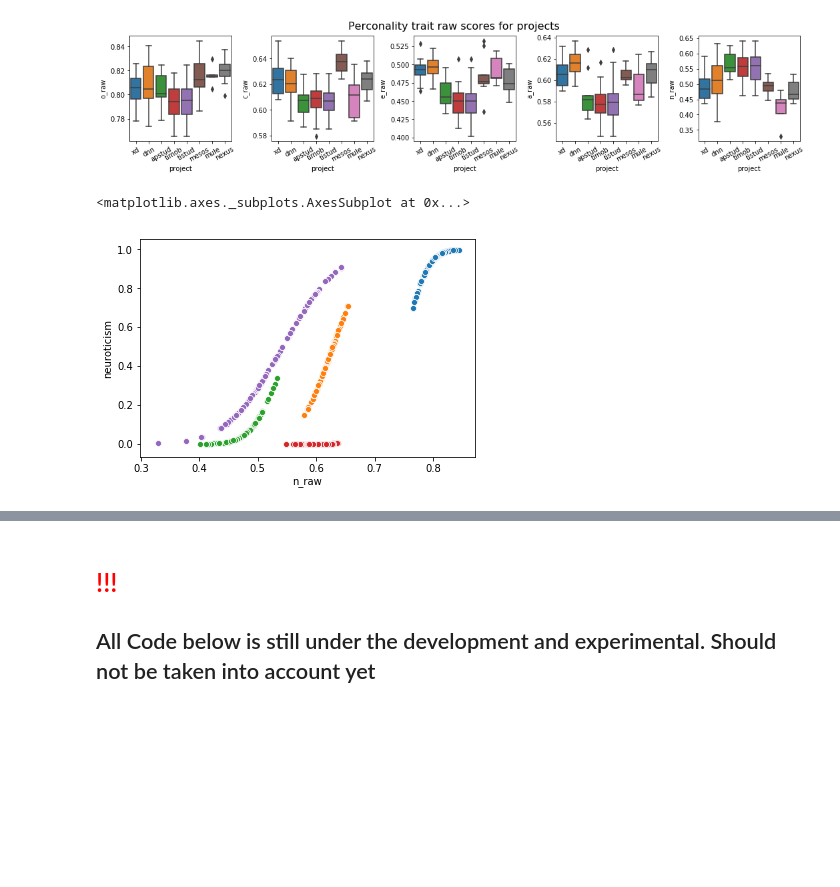
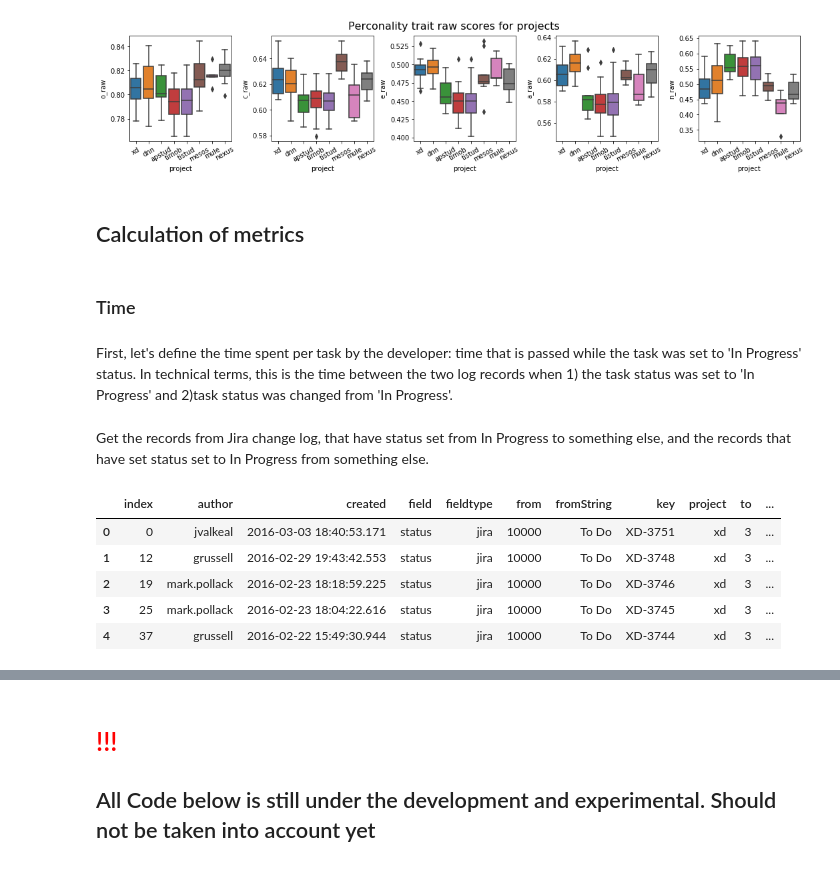
Before and after one commit to gogoladzetedo/Personalities_In_Agile, a Jupyter notebook: Analysis.ipynb, the cells around one changed output, grey strips where cells are left out. Cells and saved outputs as stored; diff of their text form; code cells hidden in the pictures; blank space fills up the shorter version.

```diff
--- a/Analysis.ipynb
+++ b/Analysis.ipynb
@@ -818,12 +818,28 @@ boxpl(project_user_personalities, x_cols, y_cols, title)
 # %% [output]
 [figure]
 [figure]
-# %%
-sns.scatterplot(project_user_personalities['o_raw'], project_user_personalities['openness'])
-sns.scatterplot(project_user_personalities['c_raw'], project_user_personalities['conscientiousness'])
-sns.scatterplot(project_user_personalities['e_raw'], project_user_personalities['extraversion'])
-sns.scatterplot(project_user_personalities['a_raw'], project_user_personalities['agreeableness'])
-sns.scatterplot(project_user_personalities['n_raw'], project_user_personalities['neuroticism'])
-# %% [output]
-<matplotlib.axes._subplots.AxesSubplot at 0x...>
-[figure, removed]
+# %% [markdown]
+<h2> Calculation of metrics </h2>
+# %% [markdown]
+<h3> Time </h3>
+# %% [markdown]
+First, let's define the time spent per task by the developer: time that is passed while the task was set to 'In Progress' status.
+In technical terms, this is the time between the two log records when 1) the task status was set to 'In Progress'
+and 2)task status was changed from 'In Progress'.
+# %% [markdown]
+Get the records from Jira change log, that have status set from In Progress to something else, and the records that have set status set to In Progress from something else.
+# %%
+changelog_from_inprogress = changelog[(changelog['field']=='status')
+                                    & (changelog['fromString']=='In Progress')
+                                    & (changelog['toString']!='In Progress')].reset_index()
+changelog_to_inprogress = changelog[(changelog['field']=='status')
+                                    & (changelog['toString']=='In Progress')
+                                    & (changelog['fromString']!='In Progress')].reset_index()
+changelog_to_inprogress.head()
+# %% [output]
+|  | index | author | created | field | fieldtype | from | fromString | key | project | to | ... |
+| 0 | 0 | jvalkeal | 2016-03-03 18:40:53.171 | status | jira | 10000 | To Do | XD-3751 | xd | 3 | ... |
+| 1 | 12 | grussell | 2016-02-29 19:43:42.553 | status | jira | 10000 | To Do | XD-3748 | xd | 3 | ... |
+| 2 | 19 | mark.pollack | 2016-02-23 18:18:59.225 | status | jira | 10000 | To Do | XD-3746 | xd | 3 | ... |
+| 3 | 25 | mark.pollack | 2016-02-23 18:04:22.616 | status | jira | 10000 | To Do | XD-3745 | xd | 3 | ... |
+| 4 | 37 | grussell | 2016-02-22 15:49:30.944 | status | jira | 10000 | To Do | XD-3744 | xd | 3 | ... |
```
Also changed, not shown: parts of 50 cells of this notebook.
